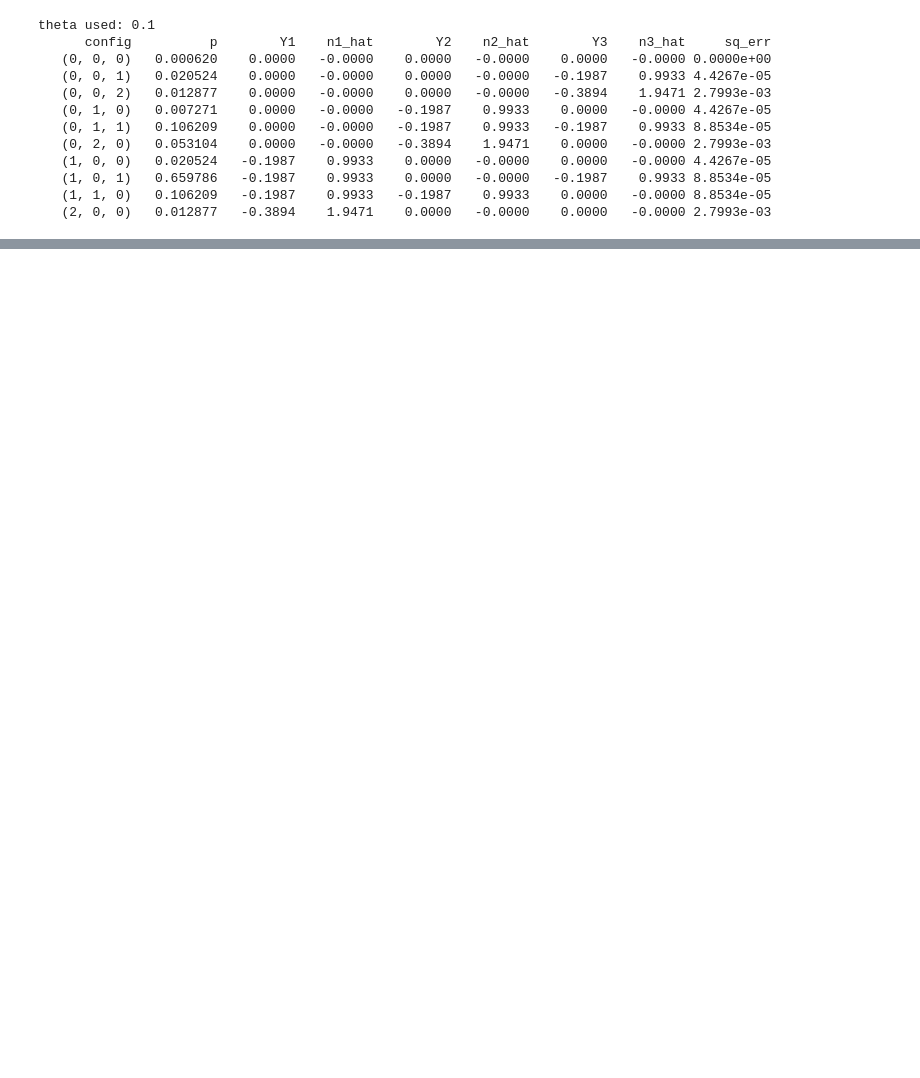
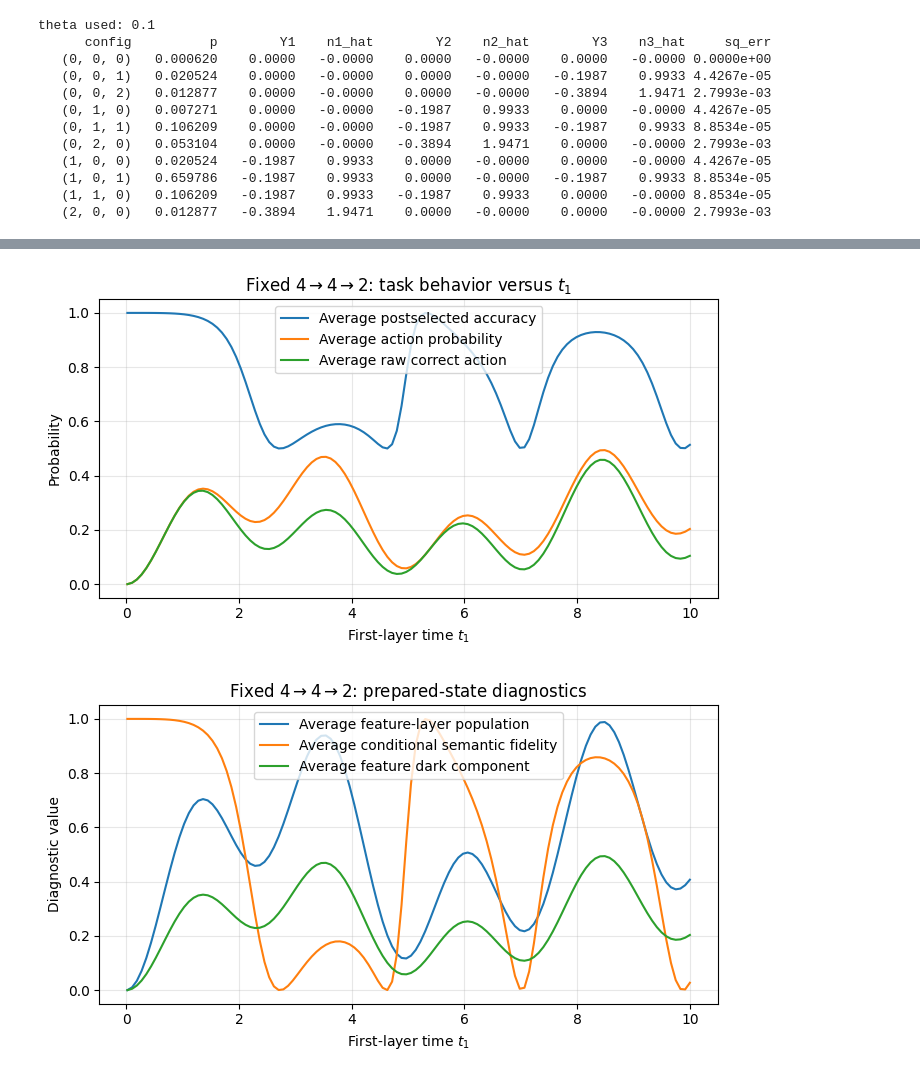
Before and after one commit to AntiPhoton47/Optical-QMEPS-Explainability, a Jupyter notebook: qMEPS.ipynb, the cells around one changed output, grey strips where cells are left out. Drawn from its saved outputs; the diff is of its cells as text; code cells hidden in the pictures; blank space fills up the shorter version.

Commit message:
added new optimization for hopping time, englert example, qops example with two architectures

```diff
--- a/qMEPS.ipynb
+++ b/qMEPS.ipynb
@@ -211,8 +375,8 @@ H23 = build_H_edges(hs, edges23)
 K12 = K_from_edges(edges12, src_modes=[1,2], dst_modes=[3,4])
 K23 = K_from_edges(edges23, src_modes=[3,4], dst_modes=[5,6])
 
-t1, s12 = choose_time_from_K(K12, method="rms")  # try "max"/"min"/"rms"
-t2, s23 = choose_time_from_K(K23, method="rms")
+t1, s12 = choose_time_from_K(K12, method="opt_hybrid")  # try "max"/"min"/"rms"
+t2, s23 = choose_time_from_K(K23, method="opt_hybrid")
 
 print("Singular values K12:", s12, "=> t1 =", t1)
 print("Singular values K23:", s23, "=> t2 =", t2)
@@ -1832,7 +2003,7 @@ def prepare_232_after_hop(
     psi_full0=psi_full0_232,
     dim_ancilla=dim_anc_232,
     J=1.0,
-    time_method="rms",
+    time_method="opt_hybrid",
 ):
     """
     Prepare the fixed incoming state after the topology-defined hop.
@@ -2200,0 +3905,56 @@ theta used: 0.1
+# %%
+# ============================================================
+# Fixed 4→4→2 sweep plots
+# ============================================================
+
+plt.figure(figsize=(7, 4))
+plt.plot(
+    semantic_442_sweep_summary["t1"],
+    semantic_442_sweep_summary["avg_correct_post"],
+    label="Average postselected accuracy",
+)
+plt.plot(
+    semantic_442_sweep_summary["t1"],
+    semantic_442_sweep_summary["avg_P_act"],
+    label="Average action probability",
+)
+plt.plot(
+    semantic_442_sweep_summary["t1"],
+    semantic_442_sweep_summary["avg_raw_correct"],
+    label="Average raw correct action",
+)
+plt.xlabel(r"First-layer time $t_1$")
+plt.ylabel("Probability")
+plt.title(r"Fixed $4\to4\to2$: task behavior versus $t_1$")
+plt.grid(True, alpha=0.3)
+plt.legend()
+plt.tight_layout()
+plt.show()
+
+
+plt.figure(figsize=(7, 4))
+plt.plot(
+    semantic_442_sweep_summary["t1"],
+    semantic_442_sweep_summary["avg_P_feature_after_H1"],
+    label="Average feature-layer population",
+)
+plt.plot(
+    semantic_442_sweep_summary["t1"],
+    semantic_442_sweep_summary["avg_target_fidelity_cond"],
+    label="Average conditional semantic fidelity",
+)
+plt.plot(
+    semantic_442_sweep_summary["t1"],
+    semantic_442_sweep_summary["avg_P_dark_feature_after_H1"],
+    label="Average feature dark component",
+)
+plt.xlabel(r"First-layer time $t_1$")
+plt.ylabel("Diagnostic value")
+plt.title(r"Fixed $4\to4\to2$: prepared-state diagnostics")
+plt.grid(True, alpha=0.3)
+plt.legend()
+plt.tight_layout()
+plt.show()
+# %% [output]
+[figure, added]
+[figure, added]
```
Also changed, not shown: parts of 47 cells of this notebook.
